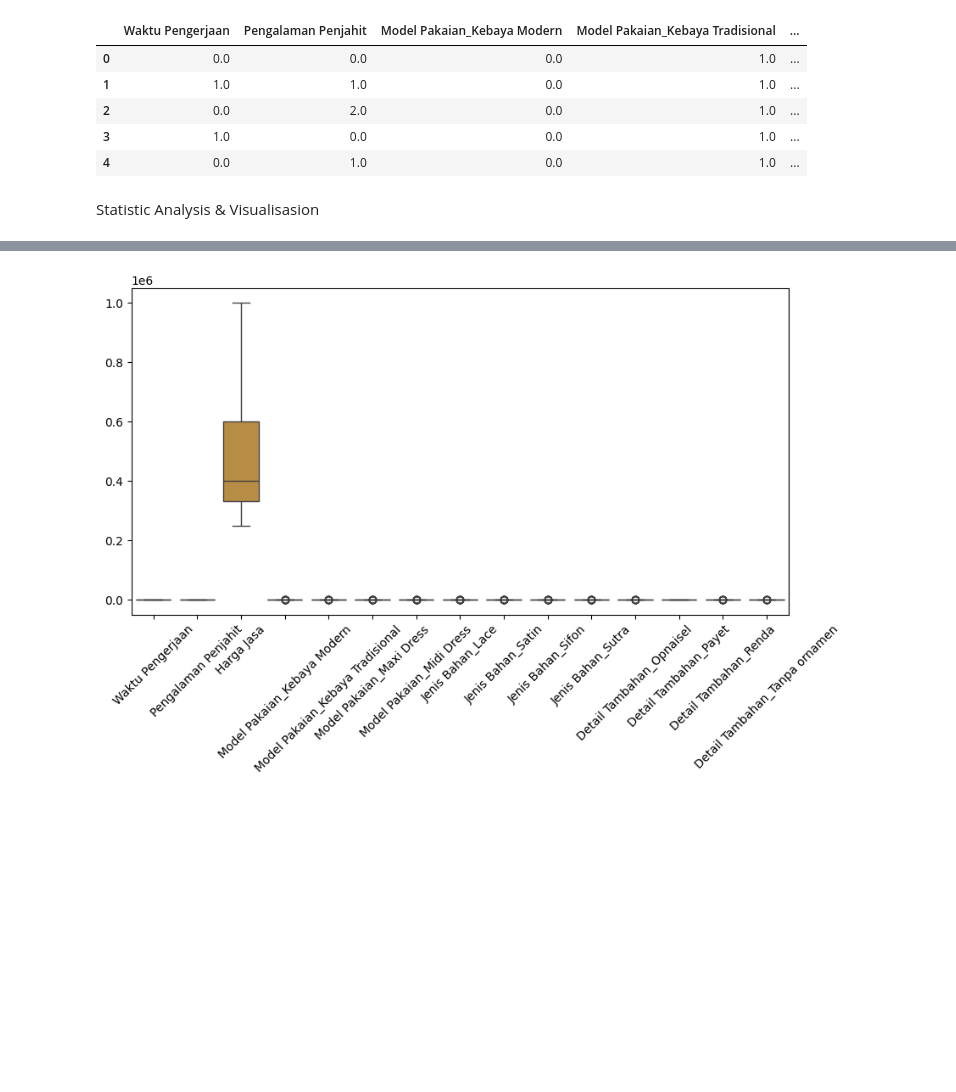
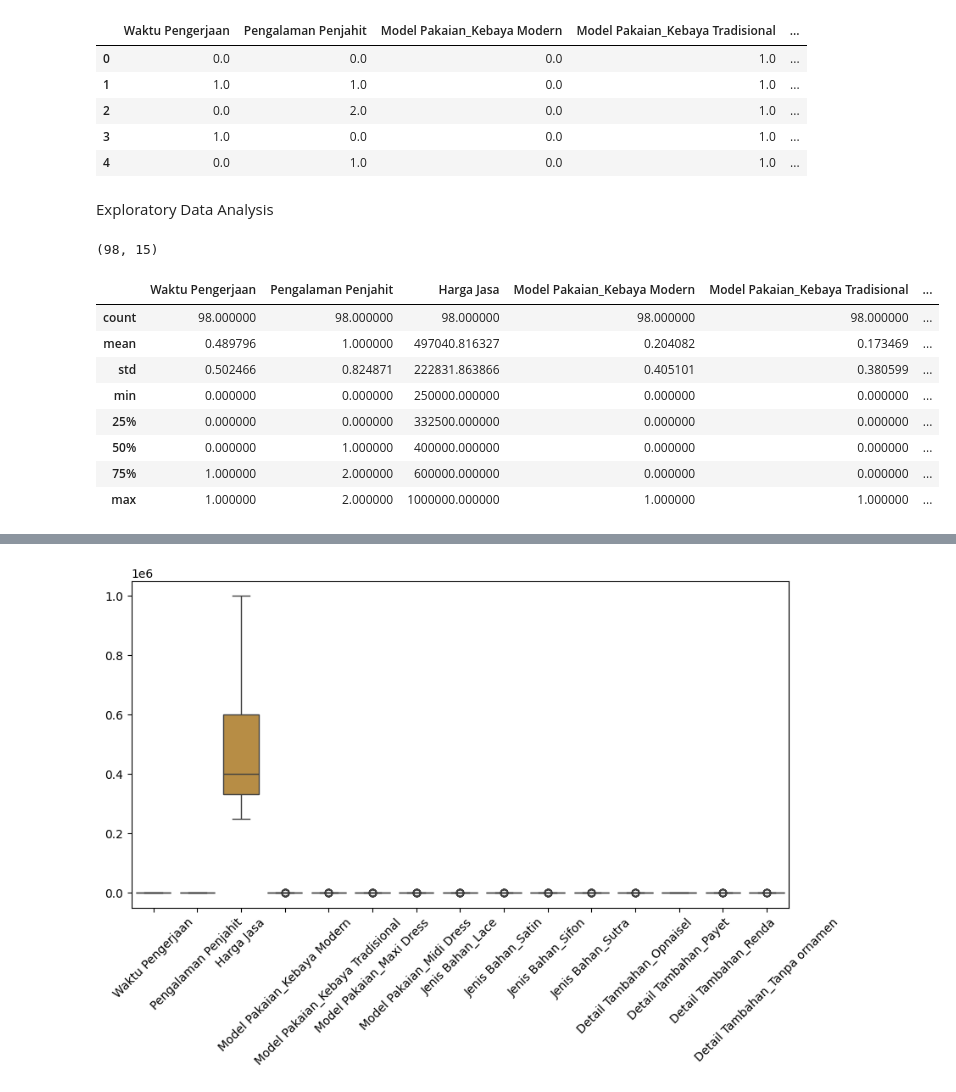
Before and after one commit to adzkykhairany/tailor-price-predictor, a Jupyter notebook: src/model.ipynb, the cells around one changed output, grey strips where cells are left out. Cells and saved outputs as stored; diff of their text form; code cells hidden in the pictures; blank space fills up the shorter version.

```diff
--- a/src/model.ipynb
+++ b/src/model.ipynb
@@ -63,3 +51,13 @@ dtype: int64
+# %%
+# Rename column names
+df = df.rename(columns={
+    'Model Pakaian': 'model',
+    'Jenis Bahan': 'bahan',
+    'Waktu Pengerjaan': 'waktu_pengerjaan',
+    'Pengalaman Penjahit': 'pengalaman_penjahit',
+    'Detail Tambahan': 'ornamen',
+    'Harga Jasa': 'harga_jasa'
+})
 # %%
 # Check duplicates
 print("Duplicate Data:", df.duplicated().sum(), "data")
@@ -74,3 +72,9 @@ Duplicate data has been removed
+# %%
+# Standardize text format in categorical variables
+categorical_columns = ['model', 'bahan', 'waktu_pengerjaan', 'pengalaman_penjahit', 'ornamen']
+
+for col in categorical_columns:
+    df[col] = df[col].str.lower().str.strip()
 # %% [markdown]
 Encoding
 # %%
@@ -109,5 +115,19 @@ final_df.head()
 | 2 | 0.0 | 2.0 | 0.0 | 1.0 | ... |
 | 3 | 1.0 | 0.0 | 0.0 | 1.0 | ... |
 | 4 | 0.0 | 1.0 | 0.0 | 1.0 | ... |
-# %% [markdown]
-Statistic Analysis & Visualisasion
+# %% [markdown]
+Exploratory Data Analysis
+# %%
+print(df.shape)
+df.describe()
+# %% [output]
+(98, 15)
+|  | Waktu Pengerjaan | Pengalaman Penjahit | Harga Jasa | Model Pakaian_Kebaya Modern | Model Pakaian_Kebaya Tradisional | ... |
+| count | 98.000000 | 98.000000 | 98.000000 | 98.000000 | 98.000000 | ... |
+| mean | 0.489796 | 1.000000 | 497040.816327 | 0.204082 | 0.173469 | ... |
+| std | 0.502466 | 0.824871 | 222831.863866 | 0.405101 | 0.380599 | ... |
+| min | 0.000000 | 0.000000 | 250000.000000 | 0.000000 | 0.000000 | ... |
+| 25% | 0.000000 | 0.000000 | 332500.000000 | 0.000000 | 0.000000 | ... |
+| 50% | 0.000000 | 1.000000 | 400000.000000 | 0.000000 | 0.000000 | ... |
+| 75% | 1.000000 | 2.000000 | 600000.000000 | 0.000000 | 0.000000 | ... |
+| max | 1.000000 | 2.000000 | 1000000.000000 | 1.000000 | 1.000000 | ... |
```
Also changed, not shown: parts of 14 cells of this notebook.
